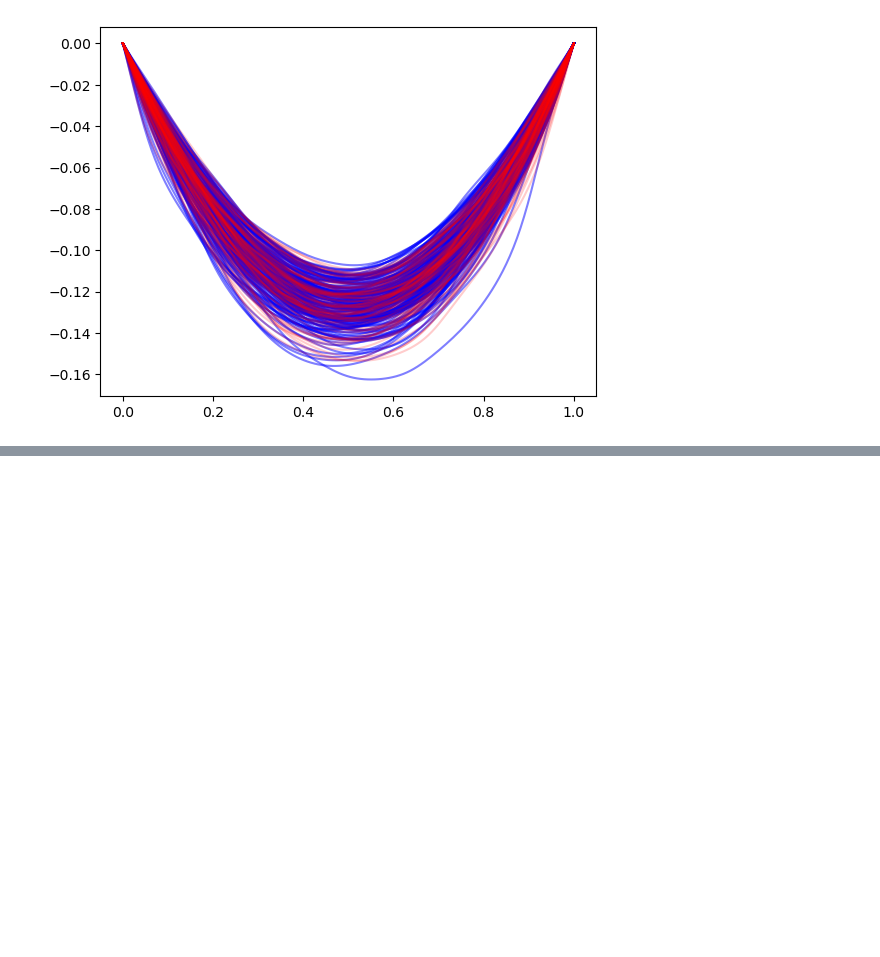
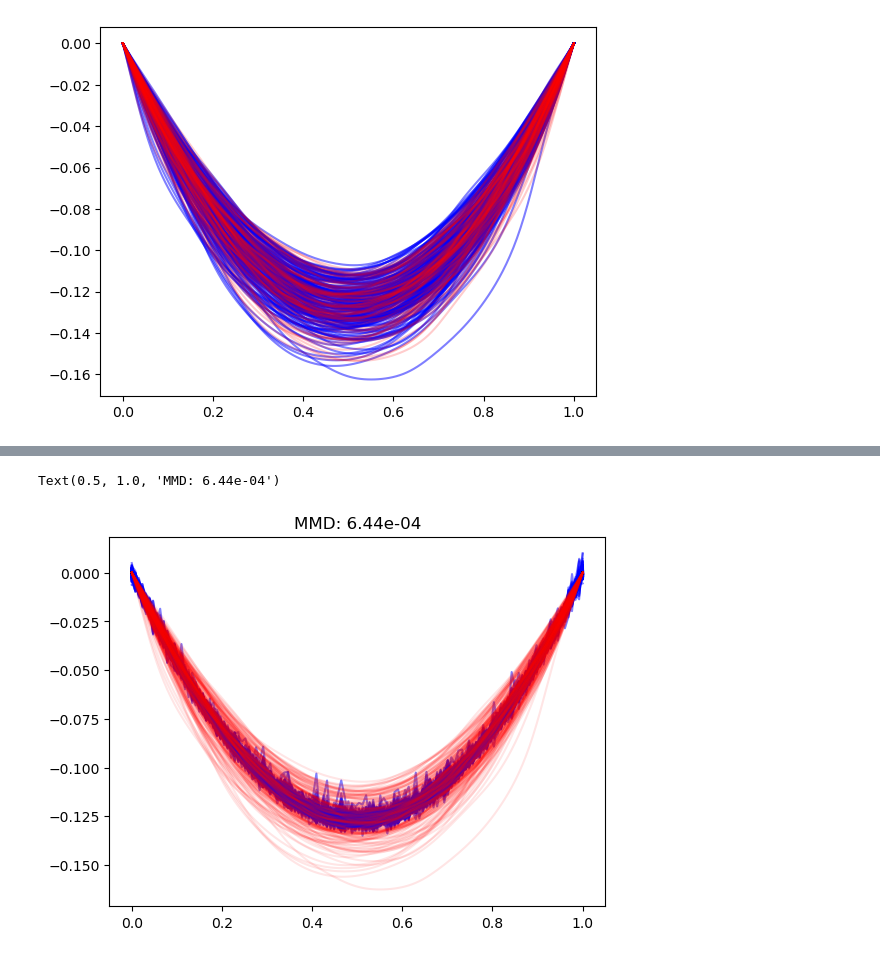
Before and after one commit to gnorman7/autoencoded_pdes, a Jupyter notebook: vae.ipynb, the cells around one changed output, grey strips where cells are left out. Cells and saved outputs as stored; diff of their text form; code cells hidden in the pictures; blank space fills up the shorter version.

```diff
--- a/vae.ipynb
+++ b/vae.ipynb
@@ -62,0 +43,11 @@ torch.Size([180, 128])
+# %%
+latent_dim = 32
+layers = [128, 64, latent_dim]
+# layers = [128, 64, 32, latent_dim]
+activation = nn.Tanh()
+
+vae = modules.VAE(
+    encoder=modules.SimpleFNN(layers, activation),
+    decoder=modules.SimpleFNN(layers[::-1], activation),
+    latent_dim=latent_dim
+    )
@@ -62,0 +91,13 @@ torch.Size([180, 128])
+# %%
+n_samples = 500
+u_hat = vae.sample(n_samples)
+alphas = [0.1, 0.2, 0.5, 1.0]
+mmd = utils.mmd2_rq_mix(u_hat, u_train, alphas)
+
+plt.figure()
+plt.plot(x, u_hat.T.detach(), color='blue', alpha=0.5)
+plt.plot(x, u_train.T, color='red', alpha=0.1)
+plt.title(f'MMD: {mmd.item():.2e}')
+# %% [output]
+Text(0.5, 1.0, 'MMD: 6.44e-04')
+[figure, added]
```
Also changed, not shown: parts of 3 cells of this notebook, 8 other files.
